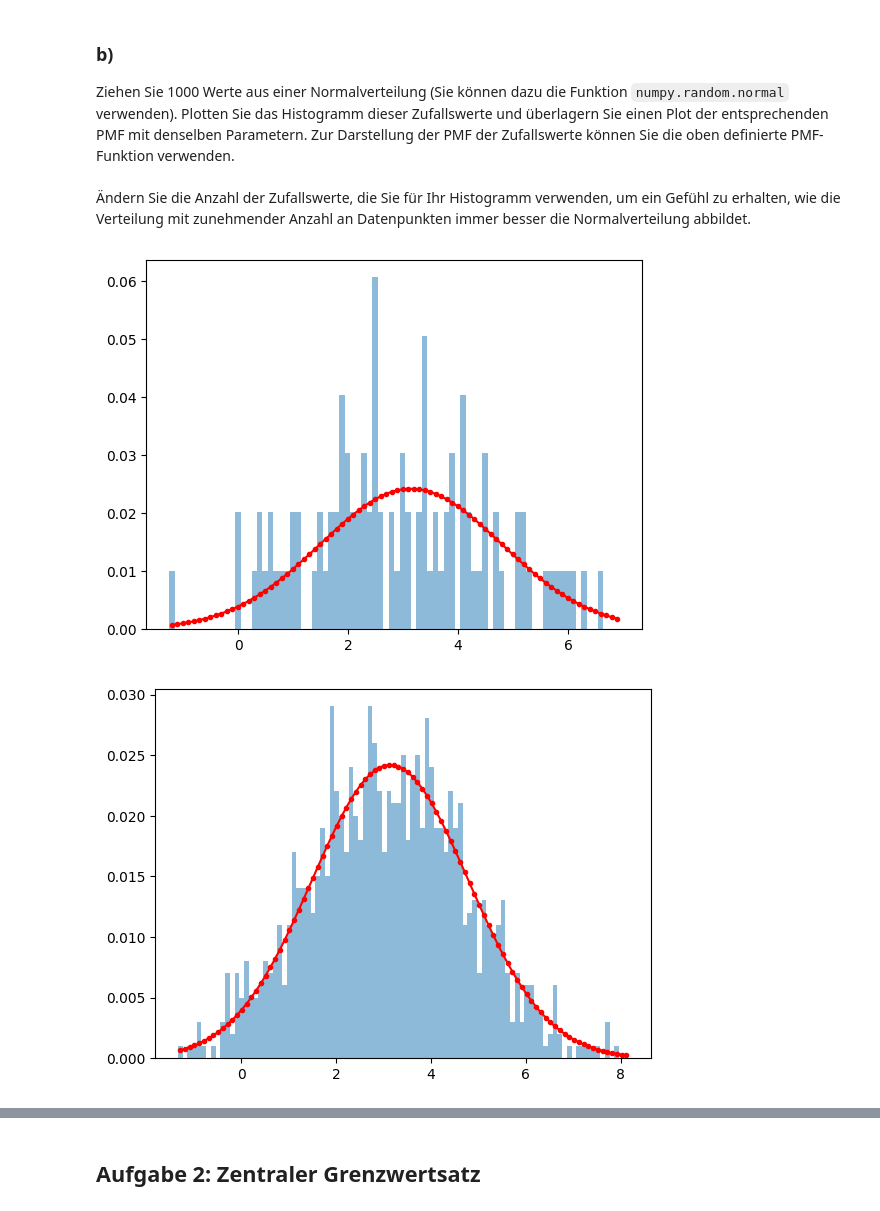
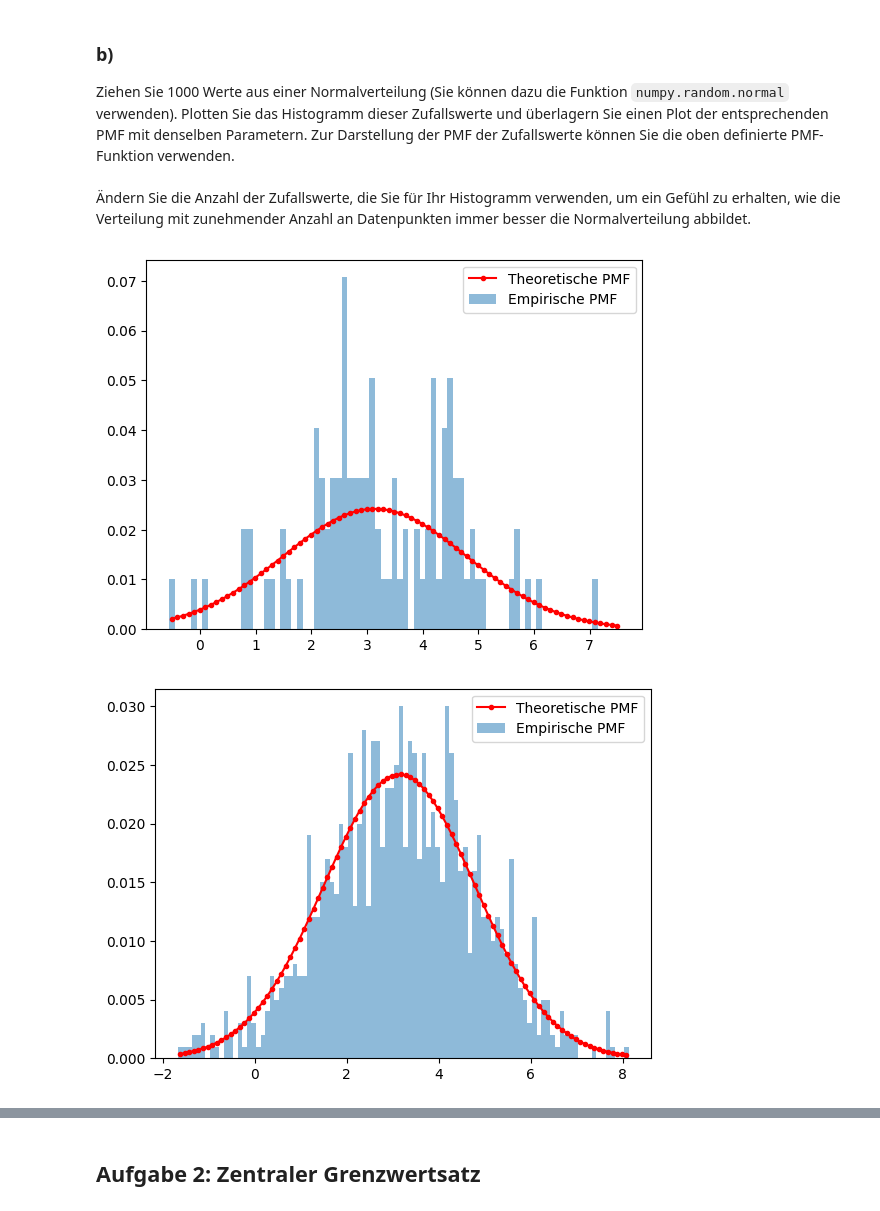
Before and after one commit to LucasWinter73/ETH-Data-Analysis, a Jupyter notebook: Jupiter notebooks/Ex09/Normalverteilung und zentraler Grenzwertsatz.ipynb, the cells around one changed output, grey strips where cells are left out. Cells and saved outputs as stored; diff of their text form; code cells hidden in the pictures.

```diff
--- a/Jupiter notebooks/Ex09/Normalverteilung und zentraler Grenzwertsatz.ipynb
+++ b/Jupiter notebooks/Ex09/Normalverteilung und zentraler Grenzwertsatz.ipynb
@@ -45,8 +45,8 @@ Ihre Aufgabe besteht darin, eine Funktion zu vervollständigen, die die Wahrsche
 **Hinweis:** Die Wahrscheinlichkeitsdichtefunktion und die Wahrscheinlichkeitsmassefunktion unterscheiden sich in einem kleinen Detail der Implementierung
 # %%
 def normal_pmf(x, mu, sigma, binsize):
-
-    return (1 / np.sqrt(2 * np.pi * sigma**2)) * np.exp(-0.5 * ((x - mu)**2) / sigma**2 ) * binsize
+    #YOUR CODE HERE
+    return 1 / (np.sqrt(2 * np.pi * sigma**2)) * np.exp(-0.5 * ((x - mu)**2) / sigma**2) * binsize
 # %% [markdown]
 ### b)
 Ziehen Sie 1000 Werte aus einer Normalverteilung (Sie können dazu die Funktion `numpy.random.normal` verwenden). Plotten Sie das Histogramm dieser Zufallswerte und überlagern Sie einen Plot der entsprechenden PMF mit denselben Parametern. Zur Darstellung der PMF der Zufallswerte können Sie die oben definierte PMF-Funktion verwenden.\
@@ -55,40 +55,29 @@ Ziehen Sie 1000 Werte aus einer Normalverteilung (Sie können dazu die Funktion
 # %%
 def draw_pmf(data, mu=None, sigma=None, resolution=None):
     if mu is None:
         mu = np.mean(data)
-        print(f"Berechneter Mittelwert: {mu}")
+        print(f"mean is {mu}")
     if sigma is None:
         sigma = np.std(data)
-        print(f"Berechnete Standardabweichung: {sigma}")
+        print(f"std deviation is {sigma}")
     if resolution is None:
         resolution = 3.5 * sigma / len(data)**(1/3)
-        print(f"Berechnete Auflösung: {resolution}")
 
     plt.figure()
-    bin_centers, empirical_px = PMF(data, resolution)
-    theortical_px = normal_pmf(bin_centers, mu, sigma, resolution)
+    bin_centers, emperical_px = PMF(data, resolution)
+    theoretical_px = normal_pmf(bin_centers, mu, sigma, resolution)
 
-    plt.bar(bin_centers, empirical_px, width=resolution, alpha=0.5, label='Empirische PMF')
-    plt.plot(bin_centers, theortical_px, 'r-', marker='.', label='Theoretische PMF')
+    plt.bar(bin_centers, emperical_px, width=resolution, alpha=0.5, label='Empirische PMF')
+    plt.plot(bin_centers, theoretical_px, 'r-', marker='.', label='Theoretische PMF')
+    plt.legend()
 
 if __name__ == "__main__":
     my_mu = np.pi
     my_sigma = np.sqrt(np.exp(1))
 
-    data = np.random.normal(my_mu, my_sigma, 100)
-    draw_pmf(data, mu=my_mu, sigma=my_sigma, resolution=0.1)
-
-    data = np.random.normal(my_mu, my_sigma, 1000)
-    draw_pmf(data, mu=my_mu, sigma=my_sigma, resolution=0.1)
-
-    data = np.random.normal(my_mu, my_sigma, 10000)
-    draw_pmf(data, mu=my_mu, sigma=my_sigma, resolution=0.1)
-
-    data = np.random.normal(my_mu, my_sigma, 100000)
-    draw_pmf(data, mu=my_mu, sigma=my_sigma, resolution=0.1)
-
-    data = np.random.normal(my_mu, my_sigma, 1000000)
-    draw_pmf(data, mu=my_mu, sigma=my_sigma, resolution=0.1)
+    for i in range(2):
+        data = np.random.normal(my_mu, my_sigma, 100 * 10**i)
+        draw_pmf(data, mu=my_mu, sigma=my_sigma, resolution=0.1)
 # %% [output]
-[figure, old version]
+[figure, new version]
-[figure, old version]
+[figure, new version]
```
Also changed, not shown: parts of 9 cells of this notebook, 27 other files.
